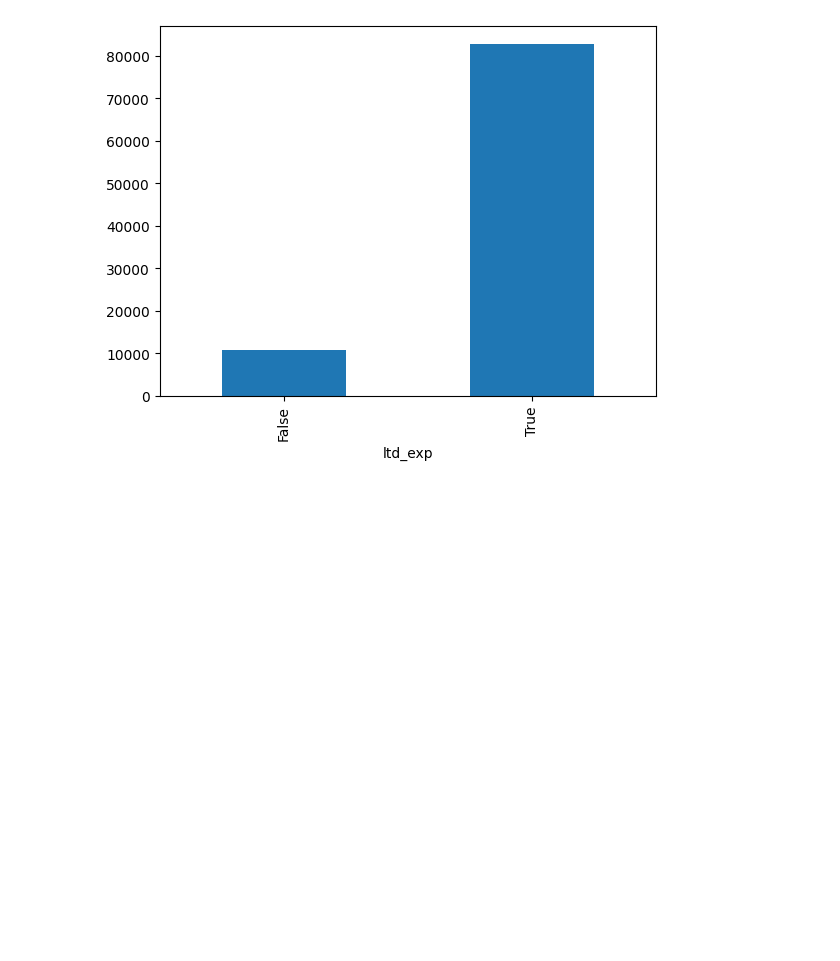
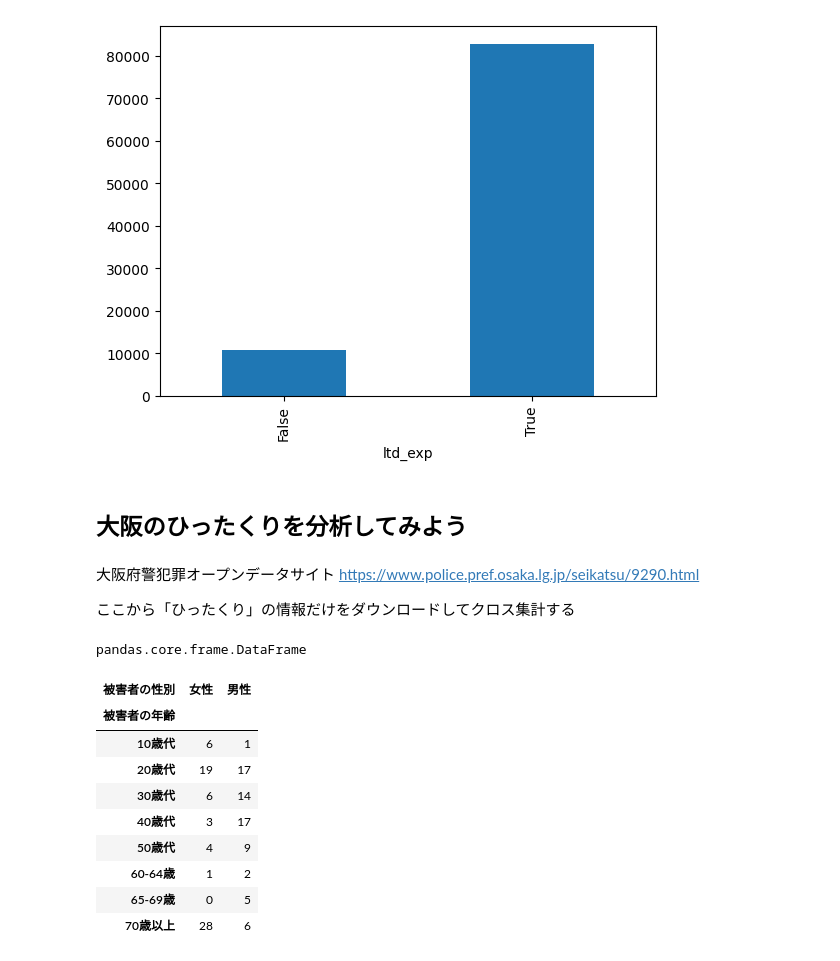
Before and after one commit to komorimasashi/kakuritsu_toukei_1, a Jupyter notebook: 12th_lec_tabulation.ipynb, the cells around one changed output. Cells and saved outputs as stored; diff of their text form; code cells hidden in the pictures; blank space fills up the shorter version.

```diff
--- a/12th_lec_tabulation.ipynb
+++ b/12th_lec_tabulation.ipynb
@@ -198,3 +198,36 @@ attri_data_frame.groupby("ltd_exp")["passengers"].mean().plot.bar(x ='ltd_exp',y
 # %% [output]
 <Axes: xlabel='ltd_exp'>
 [figure]
+# %% [markdown]
+## 大阪のひったくりを分析してみよう
+# %% [markdown]
+大阪府警犯罪オープンデータサイト
+https://www.police.pref.osaka.lg.jp/seikatsu/9290.html
+
+ここから「ひったくり」の情報だけをダウンロードしてクロス集計する
+# %%
+# CSVファイルのURL
+url = "https://www.police.pref.osaka.lg.jp/material/files/group/2/osaka_2022hittakuri.csv"
+
+# CSVファイルを読み込み、データフレームに変換
+#「cp932」はShift_JISという文字コードの別名．これを指定しないと日本語が含まれている場合上手く読み込めない
+df = pd.read_csv(url, encoding="cp932")
+
+type(df) #pd.read_csv()で読み込んだデータの型はDataFrameになる
+# %% [output]
+pandas.core.frame.DataFrame
+# %%
+# クロス集計を実行
+cross_tab = pd.crosstab(index=df['被害者の年齢'], columns=df['被害者の性別'])
+cross_tab
+# %% [output]
+| 被害者の性別 | 女性 | 男性 |
+| 被害者の年齢 |  |  |
+| 10歳代 | 6 | 1 |
+| 20歳代 | 19 | 17 |
+| 30歳代 | 6 | 14 |
+| 40歳代 | 3 | 17 |
+| 50歳代 | 4 | 9 |
+| 60-64歳 | 1 | 2 |
+| 65-69歳 | 0 | 5 |
+| 70歳以上 | 28 | 6 |
```
Also changed, not shown: parts of 2 cells of this notebook.
